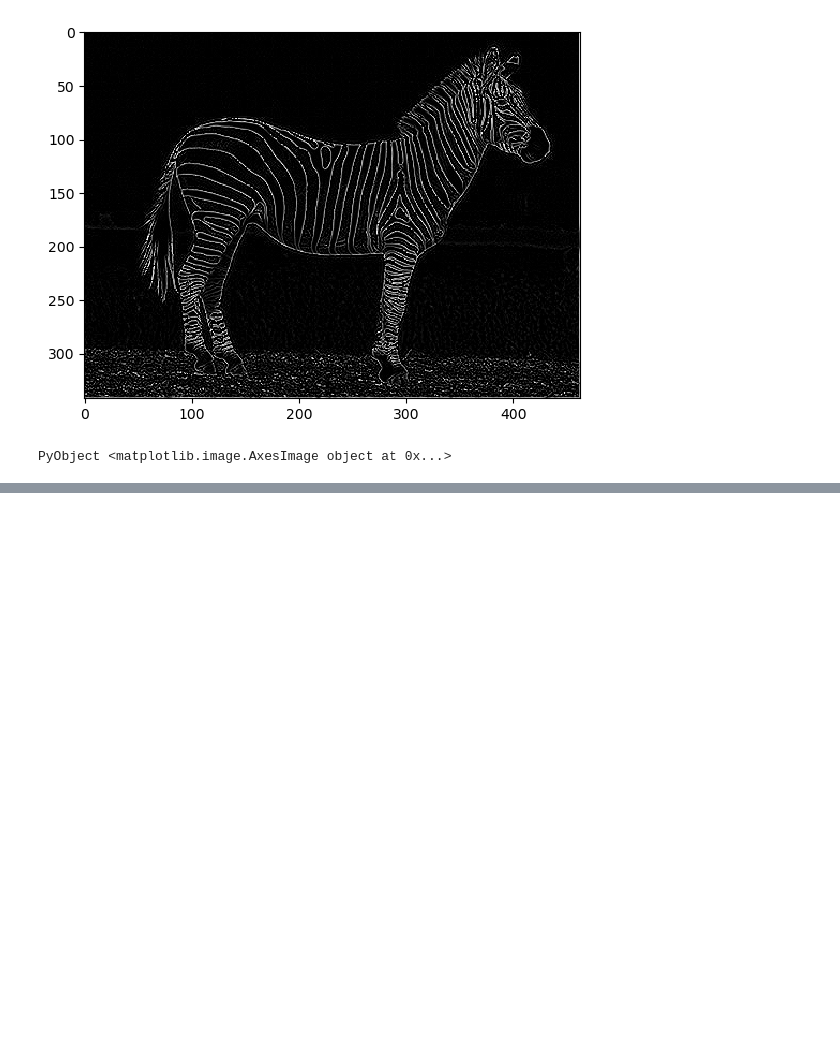
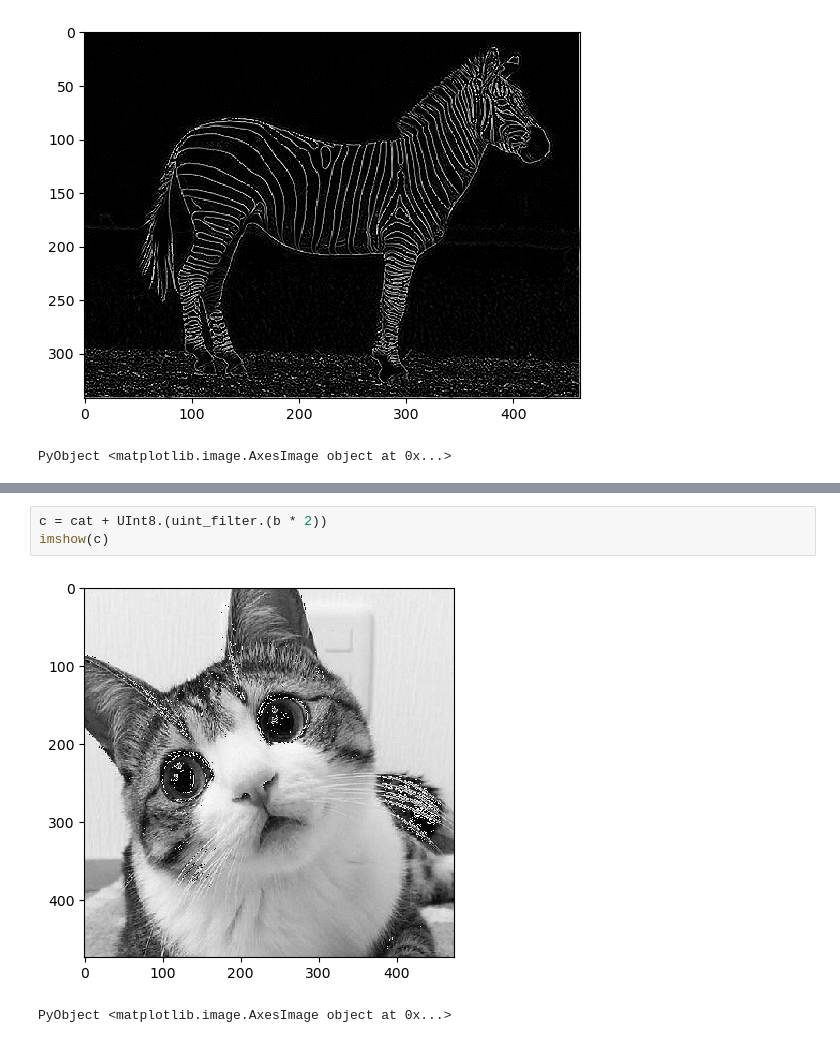
Before and after one commit to TsuMakoto/image-processing-study, a Jupyter notebook: Section05.ipynb, the cells around one changed output, grey strips where cells are left out. Saved outputs shown, nothing was run; the diff lists cells and outputs as text; blank space fills up the shorter version.

```diff
--- a/Section05.ipynb
+++ b/Section05.ipynb
@@ -253,0 +276,6 @@ PyObject <matplotlib.image.AxesImage object at 0x...>
+# %%
+c = cat + UInt8.(uint_filter.(b * 2))
+imshow(c)
+# %% [output]
+[figure, added]
+PyObject <matplotlib.image.AxesImage object at 0x...>
```
Also changed, not shown: parts of 13 cells of this notebook.
